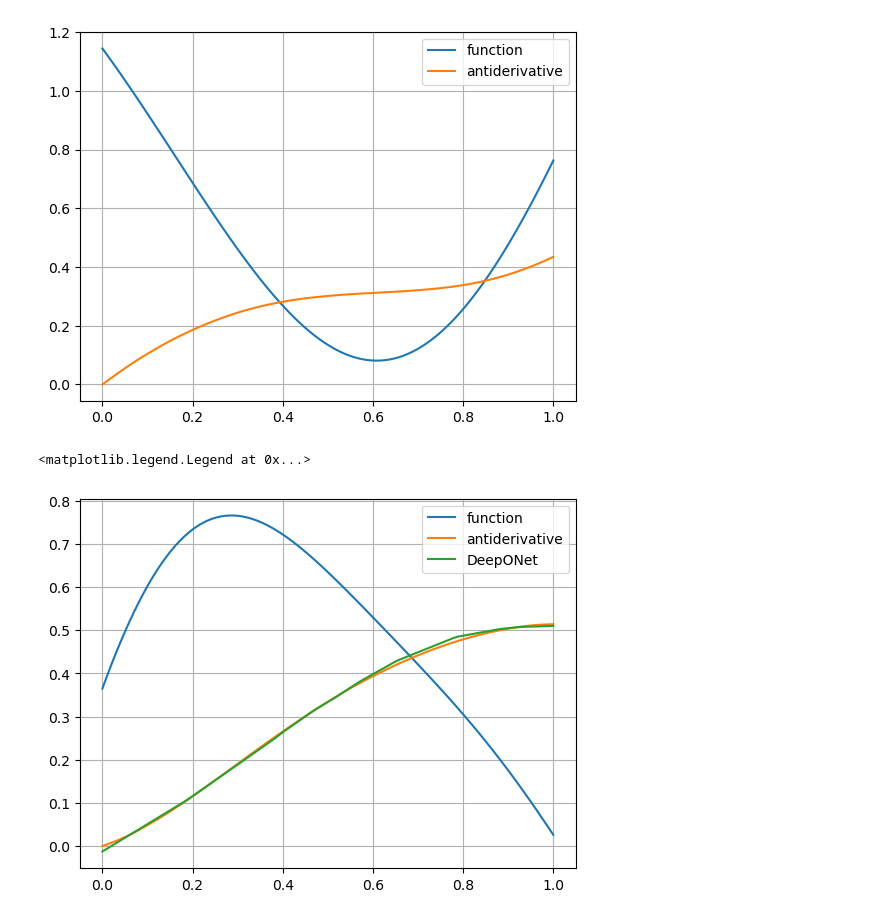
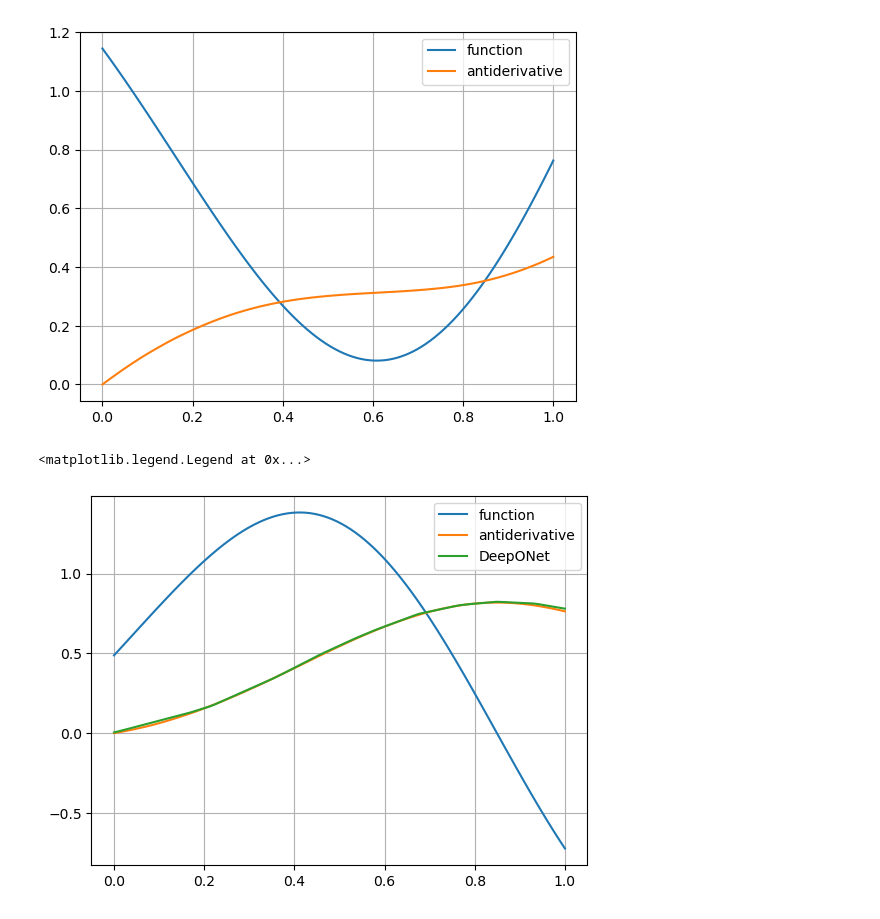
Before and after one commit to GideonIlung/DeepONet, a Jupyter notebook: integral_operator/main.ipynb, the cells around one changed output. Cells and saved outputs as stored; diff of their text form; code cells hidden in the pictures.

```diff
--- a/integral_operator/main.ipynb
+++ b/integral_operator/main.ipynb
@@ -94,16 +94,16 @@ model = DeepONet(n_branch=100,width=40,depth=1,p=40,act=torch.relu)
 train_DON(model,branch_train,trunk_train,Y_train,epochs=1000,log=False)
 # %%
 #validating the model#
-i = 10 #function index#
+i = 3 #function index#
 xspan = trunk_test.flatten()
 u = model.forward(branch_test[i,:],trunk_test).detach()
 u = u.numpy().flatten()
 
 plt.plot(xspan,branch_test[i,:],label='function')
 plt.plot(xspan,Y_test[i,:],label='antiderivative')
 plt.plot(xspan,u,label='DeepONet')
 plt.grid()
 plt.legend(loc='best')
 # %% [output]
 <matplotlib.legend.Legend at 0x...>
-[figure, old version]
+[figure, new version]
```
Also changed, not shown: parts of 1 cell of this notebook, 1 other file.
